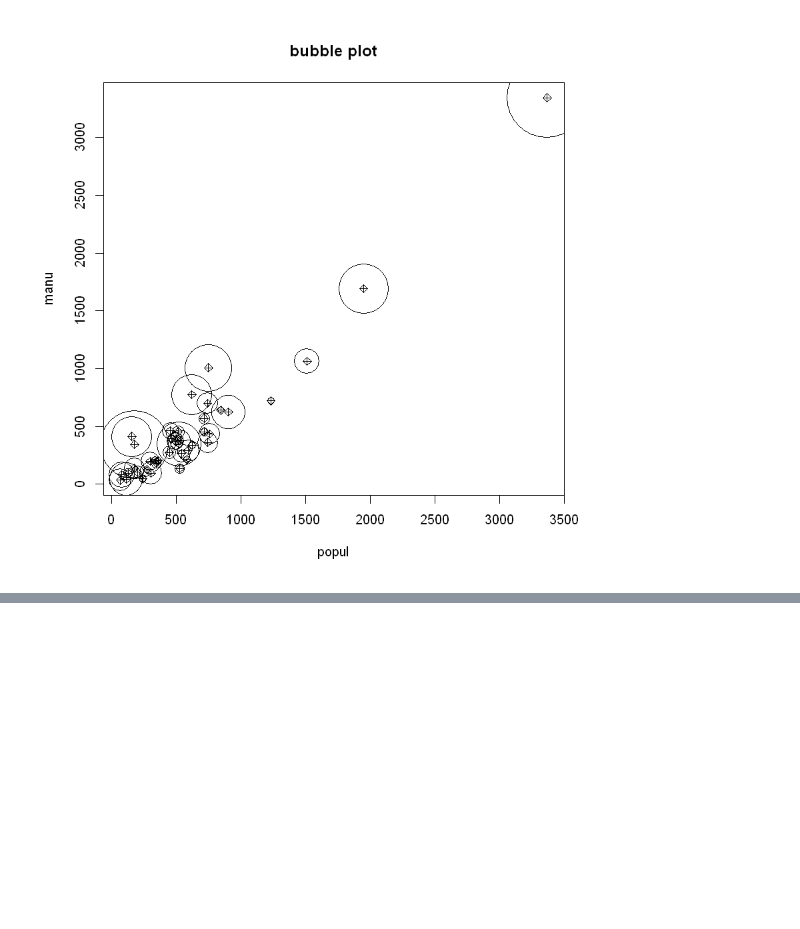
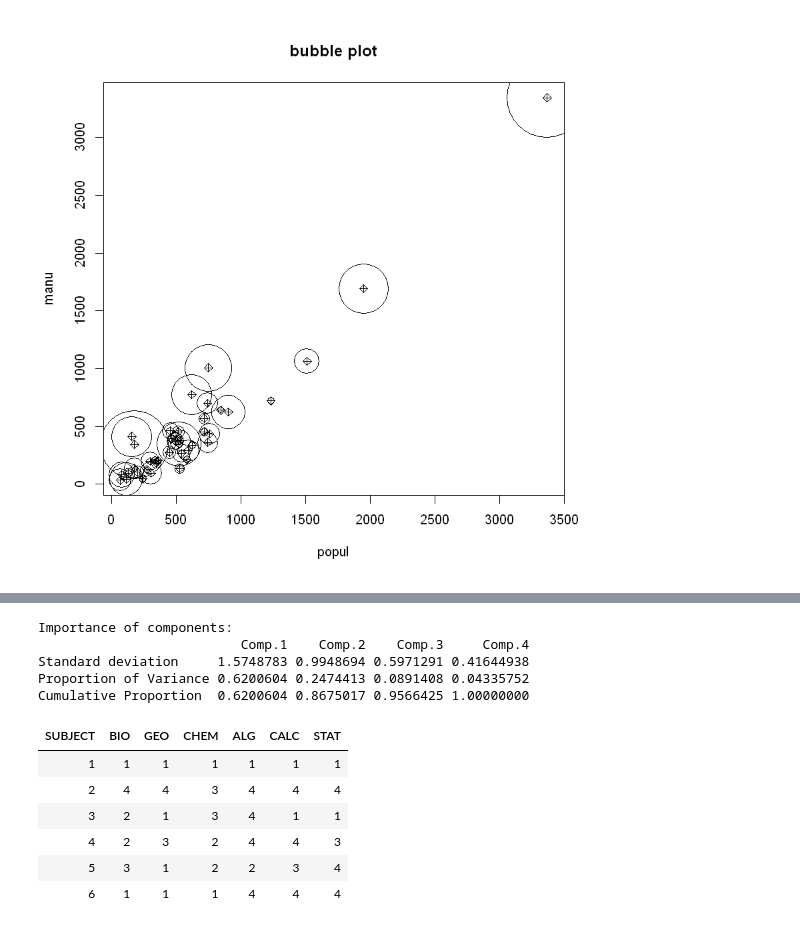
Before and after one commit to yjystyle/knou, a Jupyter notebook: HOMEWORK/다변량분석.ipynb, the cells around one changed output, grey strips where cells are left out. Cells and saved outputs as stored; diff of their text form; code cells hidden in the pictures; blank space fills up the shorter version.

```diff
--- a/HOMEWORK/다변량분석.ipynb
+++ b/HOMEWORK/다변량분석.ipynb
@@ -77,0 +286,20 @@ title("bubble plot")
+# %%
+crime.pca = princomp(crime[,2:5], cor=T, scores=T)
+summary(crime.pca)
+# %% [output]
+Importance of components:
+                          Comp.1    Comp.2    Comp.3     Comp.4
+Standard deviation     1.5748783 0.9948694 0.5971291 0.41644938
+Proportion of Variance 0.6200604 0.2474413 0.0891408 0.04335752
+Cumulative Proportion  0.6200604 0.8675017 0.9566425 1.00000000
+# %%
+subject <- read.table('favoritesujects.csv', header=T, sep=',')
+head(subject)
+# %% [output]
+| SUBJECT | BIO | GEO | CHEM | ALG | CALC | STAT |
+| 1 | 1 | 1 | 1 | 1 | 1 | 1 |
+| 2 | 4 | 4 | 3 | 4 | 4 | 4 |
+| 3 | 2 | 1 | 3 | 4 | 1 | 1 |
+| 4 | 2 | 3 | 2 | 4 | 4 | 3 |
+| 5 | 3 | 1 | 2 | 2 | 3 | 4 |
+| 6 | 1 | 1 | 1 | 4 | 4 | 4 |
```
Also changed, not shown: parts of 27 cells of this notebook, 56 other files.
